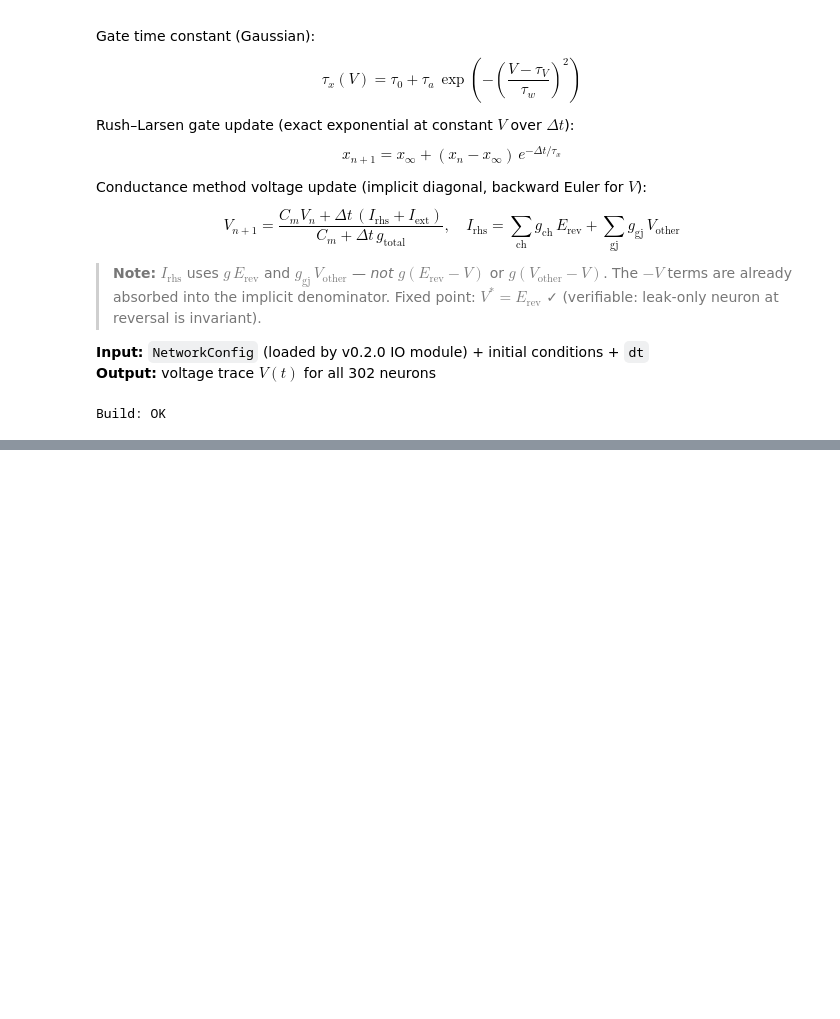
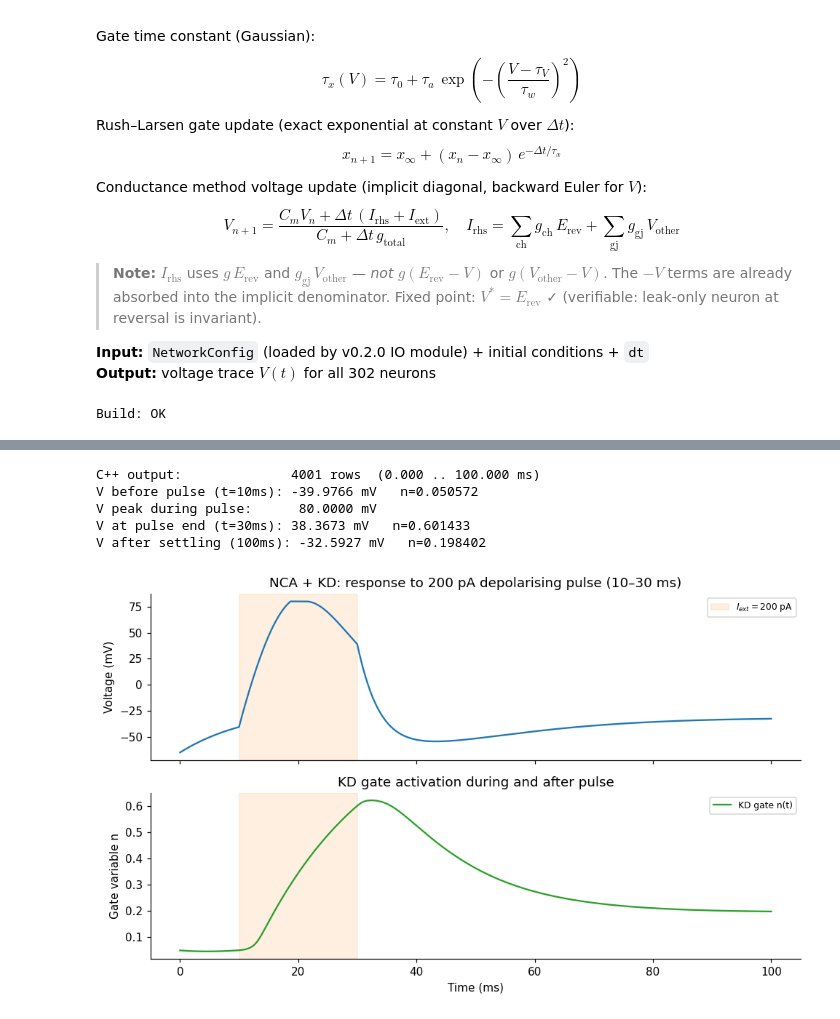
Before and after one commit to VahidGh/wormsim2, a Jupyter notebook: notebooks/project_tour.ipynb, the cells around one changed output, grey strips where cells are left out. Saved outputs shown, nothing was run; the diff lists cells and outputs as text; code cells hidden in the pictures; blank space fills up the shorter version.

```diff
--- a/notebooks/project_tour.ipynb
+++ b/notebooks/project_tour.ipynb
@@ -434,0 +536,36 @@ GJ:  tau_diff=5.0 ms  |  |ΔV| decays from 40 mV → 0
+# %%
+stdout, _, rc = run_in_docker('./build/src/cpp/tools/neural_trace multi_ch 10 -65 100 0.025 200 10 30')
+assert rc == 0, f'neural_trace multi_ch failed:\n{_}'
+data_mc = np.genfromtxt(_io.StringIO(stdout), delimiter=',', skip_header=1)
+t_mc, V_mc, n_mc = data_mc[:, 0], data_mc[:, 1], data_mc[:, 2]
+
+i10 = np.searchsorted(t_mc, 10.0)
+i30 = np.searchsorted(t_mc, 30.0)
+print(f'C++ output:              {len(t_mc)} rows  ({t_mc[0]:.3f} .. {t_mc[-1]:.3f} ms)')
+print(f'V before pulse (t=10ms): {V_mc[i10]:.4f} mV   n={n_mc[i10]:.6f}')
+print(f'V peak during pulse:      {np.max(V_mc[i10:i30+1]):.4f} mV')
+print(f'V at pulse end (t=30ms): {V_mc[i30]:.4f} mV   n={n_mc[i30]:.6f}')
+print(f'V after settling (100ms): {V_mc[-1]:.4f} mV   n={n_mc[-1]:.6f}')
+
+fig, axes = plt.subplots(2, 1, figsize=(9, 5.5), sharex=True)
+
+axes[0].axvspan(10, 30, alpha=0.12, color='tab:orange', label='$I_{ext}=200$ pA')
+axes[0].plot(t_mc, V_mc, color='tab:blue', lw=1.5)
+axes[0].set_ylabel('Voltage (mV)')
+axes[0].set_title('NCA + KD: response to 200 pA depolarising pulse (10–30 ms)')
+axes[0].legend(fontsize=8, loc='upper right')
+
+axes[1].axvspan(10, 30, alpha=0.12, color='tab:orange')
+axes[1].plot(t_mc, n_mc, color='tab:green', lw=1.5, label='KD gate n(t)')
+axes[1].set_xlabel('Time (ms)'); axes[1].set_ylabel('Gate variable n')
+axes[1].set_title('KD gate activation during and after pulse')
+axes[1].legend(fontsize=8)
+
+plt.tight_layout()
+# %% [output]
+C++ output:              4001 rows  (0.000 .. 100.000 ms)
+V before pulse (t=10ms): -39.9766 mV   n=0.050572
+V peak during pulse:      80.0000 mV
+V at pulse end (t=30ms): 38.3673 mV   n=0.601433
+V after settling (100ms): -32.5927 mV   n=0.198402
+[figure, added]
```
Also changed, not shown: parts of 15 cells of this notebook, 5 other files.
